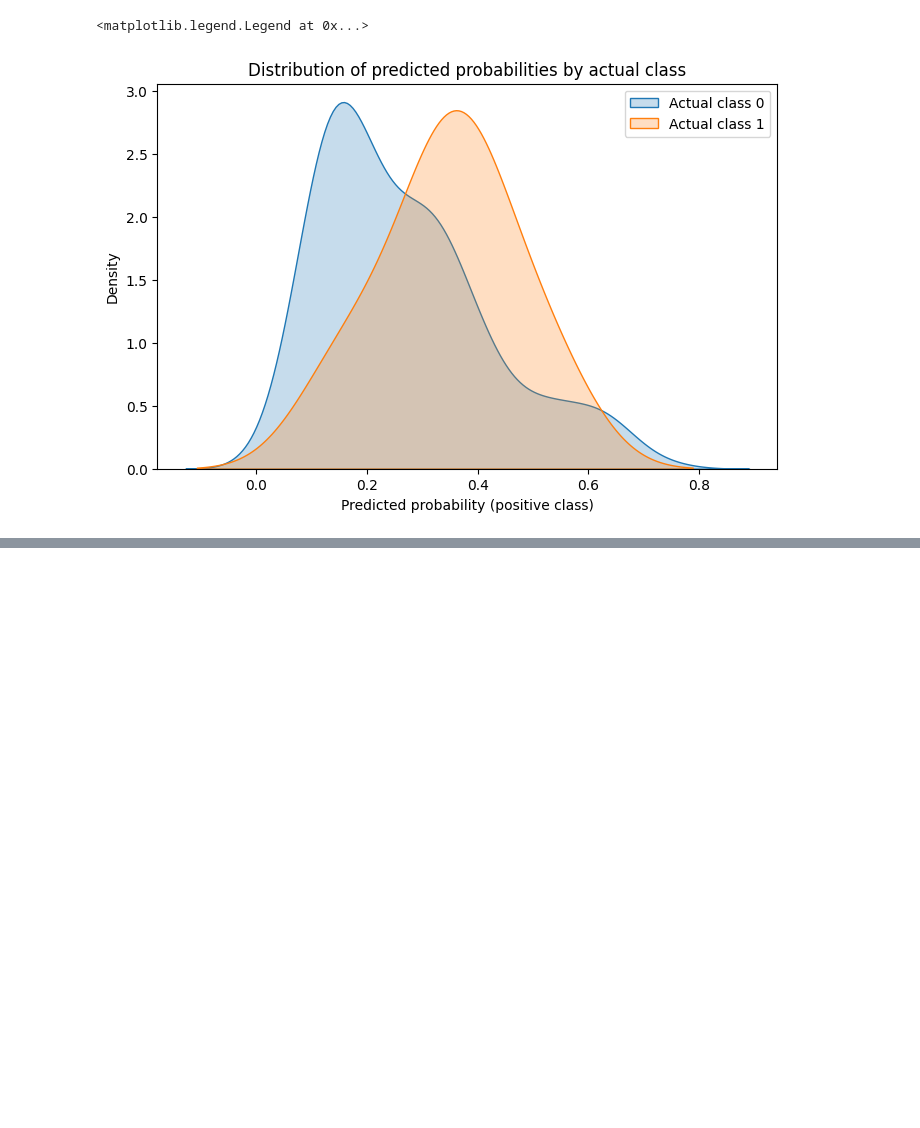
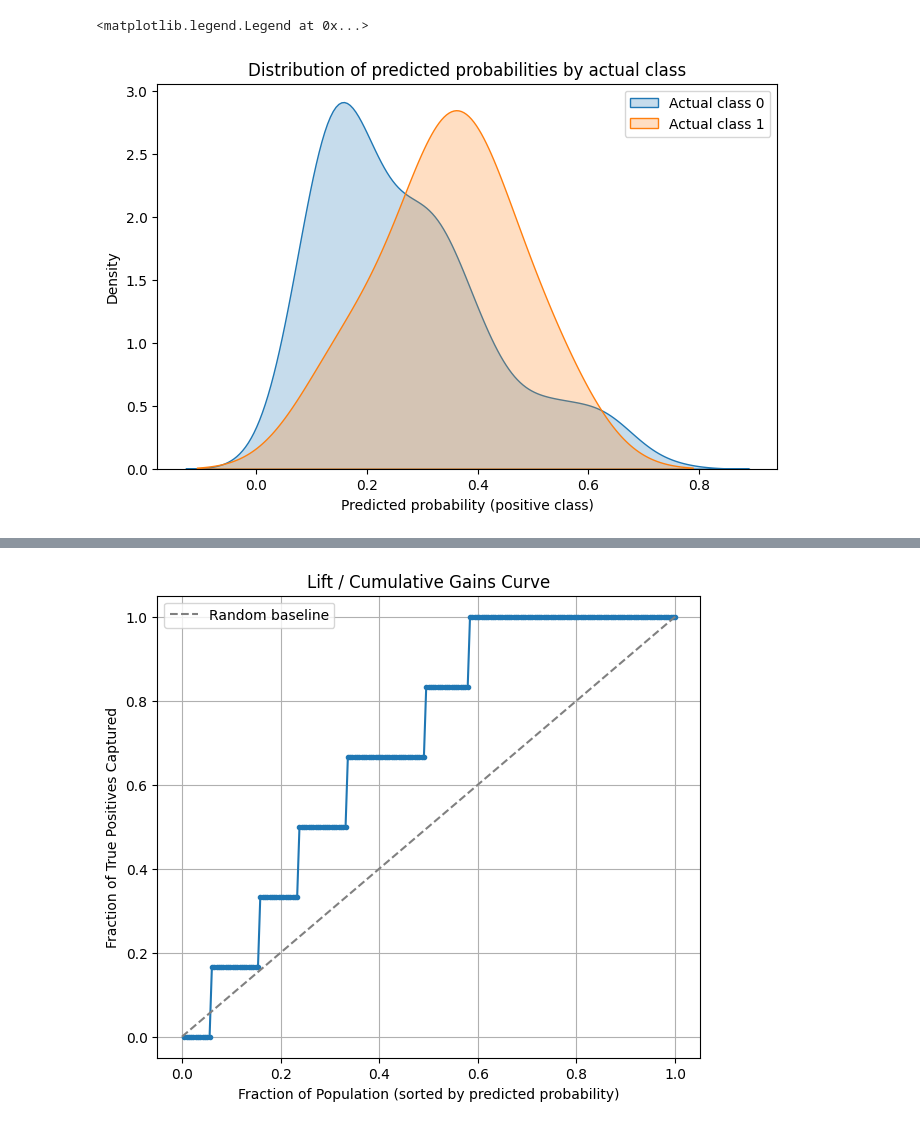
Before and after one commit to sormann/trfkaipoc, a Jupyter notebook: notebooks/avslag_binær-smote.ipynb, the cells around one changed output, grey strips where cells are left out. Cells and saved outputs as stored; diff of their text form; code cells hidden in the pictures; blank space fills up the shorter version.

```diff
--- a/notebooks/avslag_binær-smote.ipynb
+++ b/notebooks/avslag_binær-smote.ipynb
@@ -468,0 +474,33 @@ plt.legend()
+# %%
+import numpy as np
+import pandas as pd
+import matplotlib.pyplot as plt
+
+# DataFrame with true labels and predicted probabilities
+df = pd.DataFrame({"y_true": y_test, "y_proba": y_proba})
+
+# Sort descending by predicted probability
+df = df.sort_values("y_proba", ascending=False).reset_index(drop=True)
+
+# Compute cumulative true positives and fraction of all positives
+df["cum_positives"] = df["y_true"].cumsum()
+total_positives = df["y_true"].sum()
+df["percent_population"] = (np.arange(len(df)) + 1) / len(df)
+df["percent_positives"] = df["cum_positives"] / total_positives
+
+plt.figure(figsize=(7,6))
+
+# Lift / cumulative gains curve
+plt.plot(df["percent_population"], df["percent_positives"], marker='.', linestyle='-')
+
+# Baseline (random model)
+plt.plot([0,1], [0,1], linestyle="--", color="gray", label="Random baseline")
+
+plt.xlabel("Fraction of Population (sorted by predicted probability)")
+plt.ylabel("Fraction of True Positives Captured")
+plt.title("Lift / Cumulative Gains Curve")
+plt.legend()
+plt.grid(True)
+plt.show()
+# %% [output]
+[figure, added]
```
Also changed, not shown: parts of 2 cells of this notebook, 1 other file.
